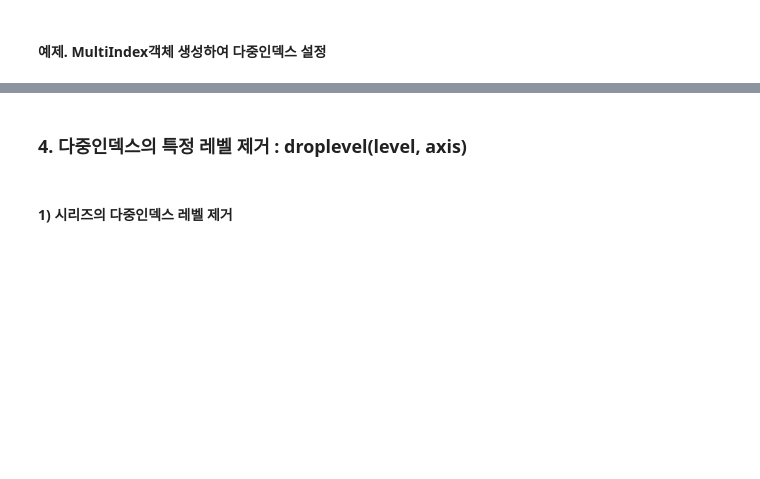
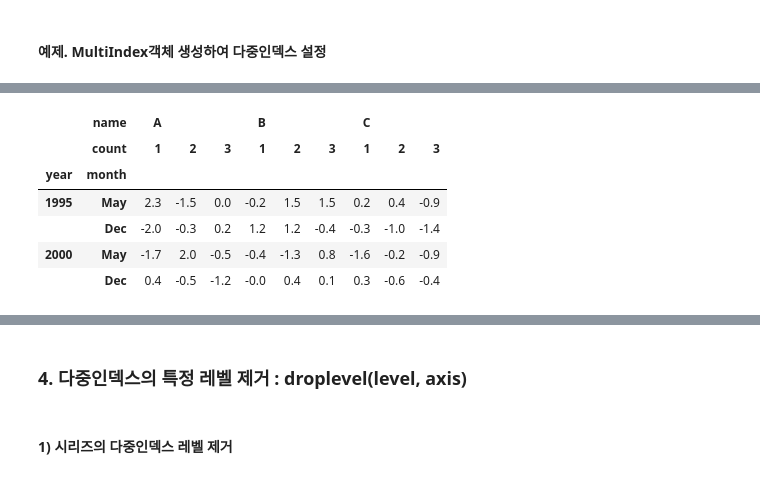
Before and after one commit to rlfgus0821/-HTML-, a Jupyter notebook: 05_pandas/pandas_09_다중인덱스.ipynb, the cells around one changed output, grey strips where cells are left out. Drawn from its saved outputs; the diff is of its cells as text; code cells hidden in the pictures; blank space fills up the shorter version.

```diff
--- a/05_pandas/pandas_09_다중인덱스.ipynb
+++ b/05_pandas/pandas_09_다중인덱스.ipynb
@@ -161,0 +583,10 @@ data = {('James', 'Eng'): 100,
+# %%
+df4
+# %% [output]
+|  | name | A |  |  | B |  |  | C |  |  |
+|  | count | 1 | 2 | 3 | 1 | 2 | 3 | 1 | 2 | 3 |
+| year | month |  |  |  |  |  |  |  |  |  |
+| 1995 | May | 2.3 | -1.5 | 0.0 | -0.2 | 1.5 | 1.5 | 0.2 | 0.4 | -0.9 |
+|  | Dec | -2.0 | -0.3 | 0.2 | 1.2 | 1.2 | -0.4 | -0.3 | -1.0 | -1.4 |
+| 2000 | May | -1.7 | 2.0 | -0.5 | -0.4 | -1.3 | 0.8 | -1.6 | -0.2 | -0.9 |
+|  | Dec | 0.4 | -0.5 | -1.2 | -0.0 | 0.4 | 0.1 | 0.3 | -0.6 | -0.4 |
```
Also changed, not shown: parts of 89 cells of this notebook, 5 other files.
